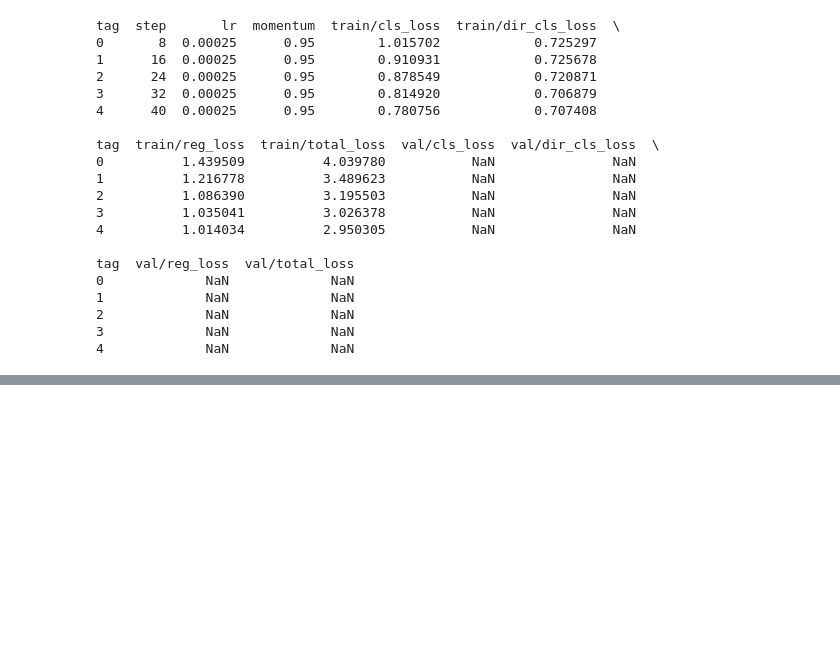
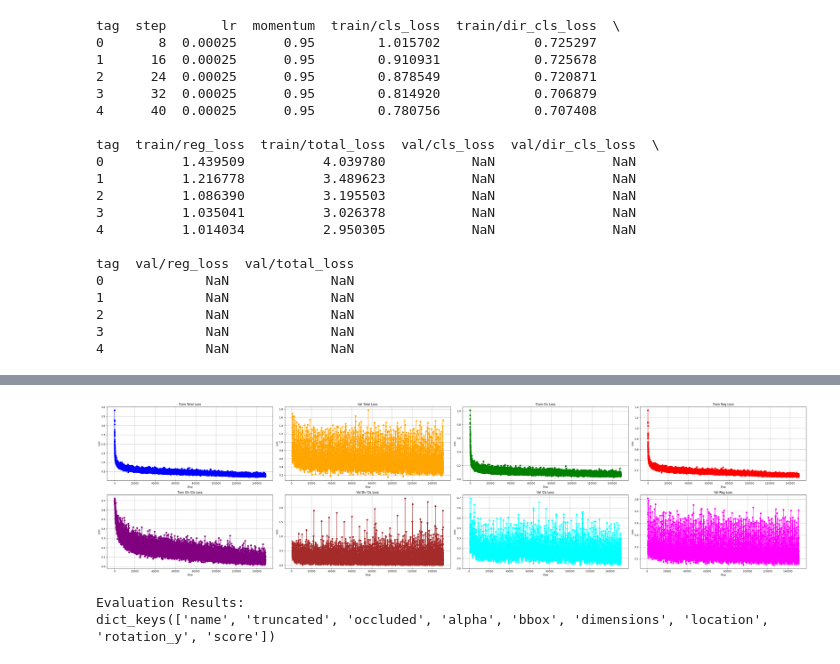
Before and after one commit to Lucaswujc/PointPillars, a Jupyter notebook: work.ipynb, the cells around one changed output, grey strips where cells are left out. Saved outputs shown, nothing was run; the diff lists cells and outputs as text; code cells hidden in the pictures; blank space fills up the shorter version.

```diff
--- a/work.ipynb
+++ b/work.ipynb
@@ -105,14 +76,4 @@ tag  val/reg_loss  val/total_loss
 2             NaN             NaN
 3             NaN             NaN
 4             NaN             NaN
-# %%
-df_scalars=df_scalars[df_scalars['step']>40000]
-df_train_total_loss = df_scalars[df_scalars['tag'] == 'train/total_loss'].sort_values(by='step')
-df_val_total_loss = df_scalars[df_scalars['tag'] == 'val/total_loss'].sort_values(by='step')
-df_train_cls_loss = df_scalars[df_scalars['tag'] == 'train/cls_loss'].sort_values(by='step')
-df_train_reg_loss = df_scalars[df_scalars['tag'] == 'train/reg_loss'].sort_values(by='step')
-dr_train_dir_cls_loss = df_scalars[df_scalars['tag'] == 'train/dir_cls_loss'].sort_values(by='step')
-df_val_dir_cls_loss = df_scalars[df_scalars['tag'] == 'val/dir_cls_loss'].sort_values(by='step')
-df_val_cls_loss = df_scalars[df_scalars['tag'] == 'val/cls_loss'].sort_values(by='step')
-df_val_reg_loss = df_scalars[df_scalars['tag'] == 'val/reg_loss'].sort_values(by='step')
 # %%
@@ -190,3 +173,13 @@ plt.show()
+# %%
+plot_loss(start=0, end=None)
+# %% [output]
+[figure, added]
 # %%
-import dataframe as df
-evaluation_results = df.read_pickle('/home/wuyuren/repos/PointPillars/results/evaluation_results.pkl')
+
+evaluation_results = pd.read_pickle('/home/wuyuren/repos/PointPillars/results/results.pkl')
+# Display the evaluation results
+print("Evaluation Results:")
+print(evaluation_results[1].keys())
+# %% [output]
+Evaluation Results:
+dict_keys(['name', 'truncated', 'occluded', 'alpha', 'bbox', 'dimensions', 'location', 'rotation_y', 'score'])
```
Also changed, not shown: parts of 19 cells of this notebook, 24 other files.
